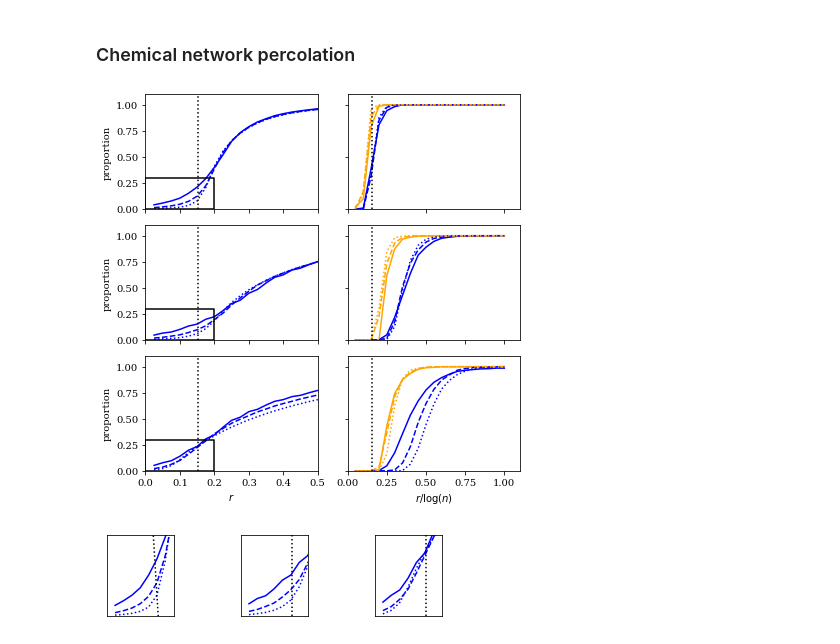
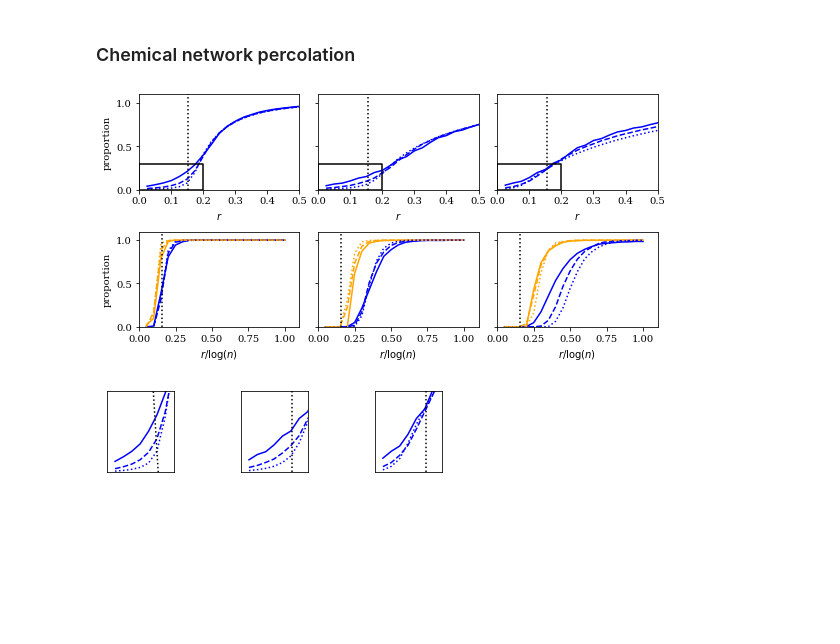
Before and after one commit to znicolaou/rmtchem, a Jupyter notebook: plots.ipynb, the cells around one changed output. Saved outputs shown, nothing was run; the diff lists cells and outputs as text; code cells hidden in the pictures; blank space fills up the shorter version.

Commit message:
updated plots

```diff
--- a/plots.ipynb
+++ b/plots.ipynb
@@ -89,9 +89,9 @@ print(np.count_nonzero(np.all([np.count_nonzero(eta,axis=1)==2,np.count_nonzero(
 ns=[64,256,1024]
 ls=['-','--',':']
 
-plt.subplots(3,2,figsize=(6,6))
+plt.subplots(2,3,figsize=(8,4))
 
-plt.subplot(3,2,1)
+plt.subplot(2,3,1)
 for i in range(len(ns)):
     n=ns[i]
     dat=np.loadtxt('data/er/'+str(n)+'_counts.txt')
@@ -99,91 +99,87 @@ for i in range(len(ns)):
 plt.plot([0,0.2,0.2,0,0],[0.3,0.3,0,0,0.3],color='black')
 plt.plot([4/26,4/26],[0,1.1],color='black',linestyle=':')
 plt.ylabel("proportion")
+plt.xlabel('$r$')
 plt.ylim(0,1.1)
 plt.xlim(0,0.5)
-locs, labels = plt.xticks()
-plt.xticks(locs,[])
-plt.xlim(0,0.5)
+# locs, labels = plt.xticks()
+# plt.xticks(locs,[])
+# plt.xlim(0,0.5)
 
-
-plt.subplot(3,2,2)
-for i in range(len(ns)):
-    n=ns[i]
-    dat=np.loadtxt('data/er2/'+str(n)+'_counts.txt')
-    plt.plot(dat[:,1]/(13/4), dat[:,4],color='blue',linestyle=ls[i])
-    plt.plot(dat[:,1]/(13/4), dat[:,5],color='orange',linestyle=ls[i])
-plt.plot([4/26,4/26],[0,1.1],color='black',linestyle=':')
-plt.ylim(0,1.1)
-locs, labels = plt.yticks()
-plt.yticks(locs,[])
-plt.ylim(0,1.1)
-plt.xlim(0,1.1)
-plt.xticks(locs,[])
-plt.xlim(0,1.1)
-
-
-plt.subplot(3,2,3)
+plt.subplot(2,3,2)
 for i in range(len(ns)):
     n=ns[i]
     dat=np.loadtxt('data/sing/'+str(n)+'_counts.txt')
     plt.plot(dat[:,1],dat[:,2],color='blue',linestyle=ls[i])
 plt.plot([4/26,4/26],[0,1.1],color='black',linestyle=':')
 plt.plot([0,0.2,0.2,0,0],[0.3,0.3,0,0,0.3],color='black')
+plt.xlabel('$r$')
 plt.ylim(0,1.1)
 plt.xlim(0,0.5)
-locs, labels = plt.xticks()
-plt.xticks(locs,[])
-plt.xlim(0,0.5)
-plt.ylabel("proportion")
-
-plt.subplot(3,2,4)
-for i in range(len(ns)):
-    n=ns[i]
-    dat=np.loadtxt('data/sing2/'+str(n)+'_counts.txt')
-    plt.plot(dat[:,1],dat[:,4],color='blue',linestyle=ls[i])
-    plt.plot(dat[:,1],dat[:,5],color='orange',linestyle=ls[i])
-plt.plot([4/26,4/26],[0,1.1],color='black',linestyle=':')
-plt.ylim(0,1.1)
 locs, labels = plt.yticks()
 plt.yticks(locs,[])
 plt.ylim(0,1.1)
-locs, labels = plt.xticks()
-plt.xlim(0,1.1)
-plt.xticks(locs,[])
-plt.xlim(0,1.1)
 
-plt.subplot(3,2,5)
+plt.subplot(2,3,3)
 for i in range(len(ns)):
     n=ns[i]
     dat=np.loadtxt('data/sing3/'+str(n)+'_counts.txt')
     plt.plot(dat[:,1],dat[:,2],color='blue',linestyle=ls[i])
 plt.plot([4/26,4/26],[0,1.1],color='black',linestyle=':')
 plt.plot([0,0.2,0.2,0,0],[0.3,0.3,0,0,0.3],color='black')
 plt.xlabel('$r$')
-plt.ylabel("proportion")
 plt.ylim(0,1.1)
 plt.xlim(0,0.5)
+locs, labels = plt.yticks()
+plt.yticks(locs,[])
+plt.ylim(0,1.1)
 
-plt.subplot(3,2,6)
+plt.subplot(2,3,4)
+for i in range(len(ns)):
+    n=ns[i]
+    dat=np.loadtxt('data/er2/'+str(n)+'_counts.txt')
+    plt.plot(dat[:,1]/(13/4), dat[:,4],color='blue',linestyle=ls[i])
+    plt.plot(dat[:,1]/(13/4), dat[:,5],color='orange',linestyle=ls[i])
+plt.plot([4/26,4/26],[0,1.1],color='black',linestyle=':')
+plt.ylabel("proportion")
+plt.xlabel('$r/\log(n)$')
+plt.ylim(0,1.1)
+plt.xlim(0,1.1)
+
+
+plt.subplot(2,3,5)
+for i in range(len(ns)):
+    n=ns[i]
+    dat=np.loadtxt('data/sing2/'+str(n)+'_counts.txt')
+    plt.plot(dat[:,1],dat[:,4],color='blue',linestyle=ls[i])
+    plt.plot(dat[:,1],dat[:,5],color='orange',linestyle=ls[i])
+plt.plot([4/26,4/26],[0,1.1],color='black',linestyle=':')
+plt.xlabel('$r/\log(n)$')
+locs, labels = plt.yticks()
+plt.yticks(locs,[])
+plt.ylim(0,1.1)
+plt.xlim(0,1.1)
+
+plt.subplot(2,3,6)
 for i in range(len(ns)):
     n=ns[i]
     dat=np.loadtxt('data/sing4/'+str(n)+'_counts.txt')
     plt.plot(dat[:,1],dat[:,4],color='blue',linestyle=ls[i])
     plt.plot(dat[:,1],dat[:,5],color='orange',linestyle=ls[i])
 plt.plot([4/26,4/26],[0,1.1],color='black',linestyle=':')
 plt.xlabel('$r/\log(n)$')
 plt.ylim(0,1.1)
 locs, labels = plt.yticks()
 plt.yticks(locs,[])
 plt.ylim(0,1.1)
 plt.xlim(0,1.1)
 
 
 plt.tight_layout()
 plt.savefig('plots/fig2.pdf')
 plt.show()
 # %% [output]
-[figure, old version]
+[figure, new version]
 # %%
 ns=[64,256,1024]
 ls=['-','--',':']
```
Also changed, not shown: 7 other files.
